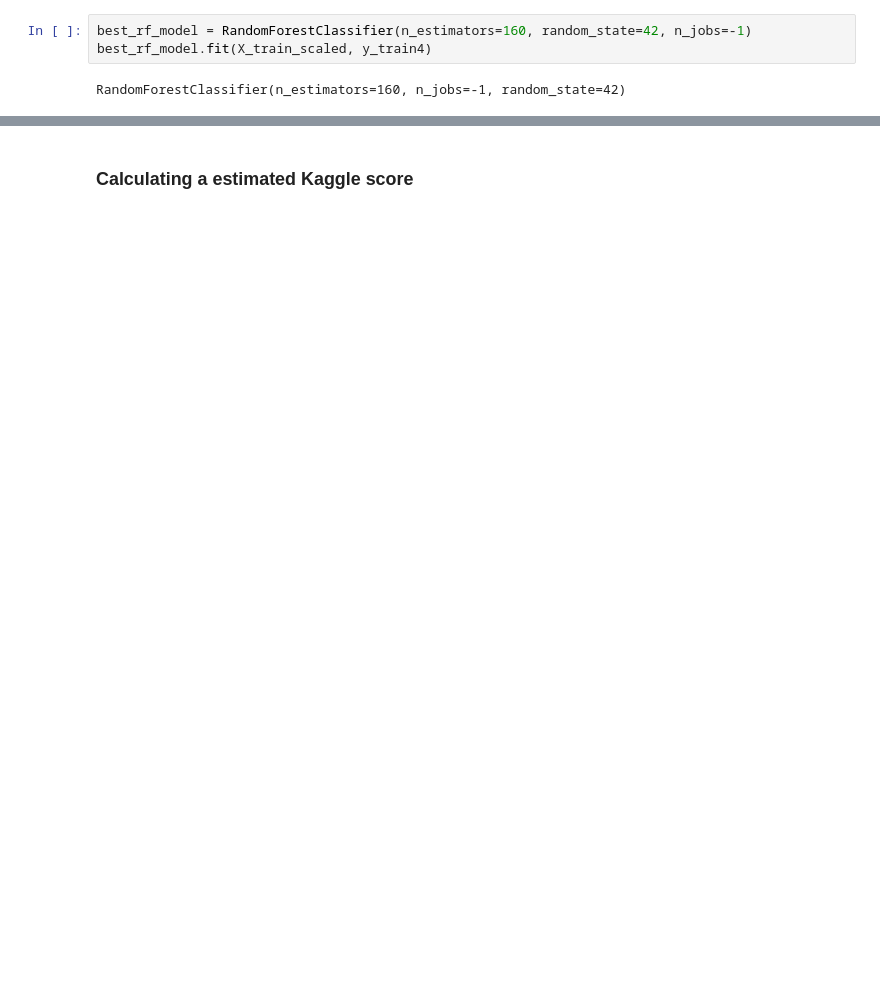
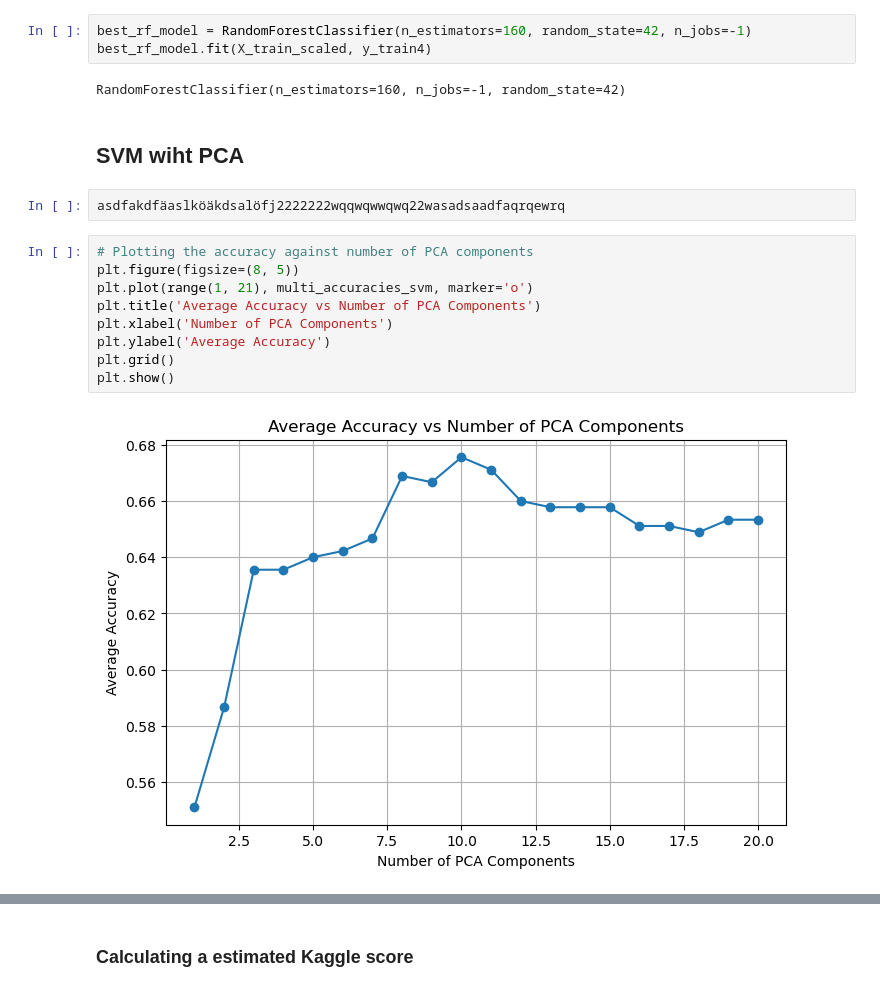
Before and after one commit to em-t/ATM4171-term-project, a Jupyter notebook: notebooks/minimal_example_cv.ipynb, the cells around one changed output, grey strips where cells are left out. Saved outputs shown, nothing was run; the diff lists cells and outputs as text; blank space fills up the shorter version.

```diff
--- a/notebooks/minimal_example_cv.ipynb
+++ b/notebooks/minimal_example_cv.ipynb
@@ -167,3 +236,18 @@ best_rf_model = RandomForestClassifier(n_estimators=160, random_state=42, n_jobs
 best_rf_model.fit(X_train_scaled, y_train4)
 # %% [output]
 RandomForestClassifier(n_estimators=160, n_jobs=-1, random_state=42)
+# %% [markdown]
+## SVM wiht PCA
+# %%
+asdfakdfäaslköäkdsalöfj2222222wqqwqwwqwq22wasadsaadfaqrqewrq
+# %%
+# Plotting the accuracy against number of PCA components
+plt.figure(figsize=(8, 5))
+plt.plot(range(1, 21), multi_accuracies_svm, marker='o')
+plt.title('Average Accuracy vs Number of PCA Components')
+plt.xlabel('Number of PCA Components')
+plt.ylabel('Average Accuracy')
+plt.grid()
+plt.show()
+# %% [output]
+[figure, added]
```
Also changed, not shown: parts of 15 cells of this notebook, 7 other files.
